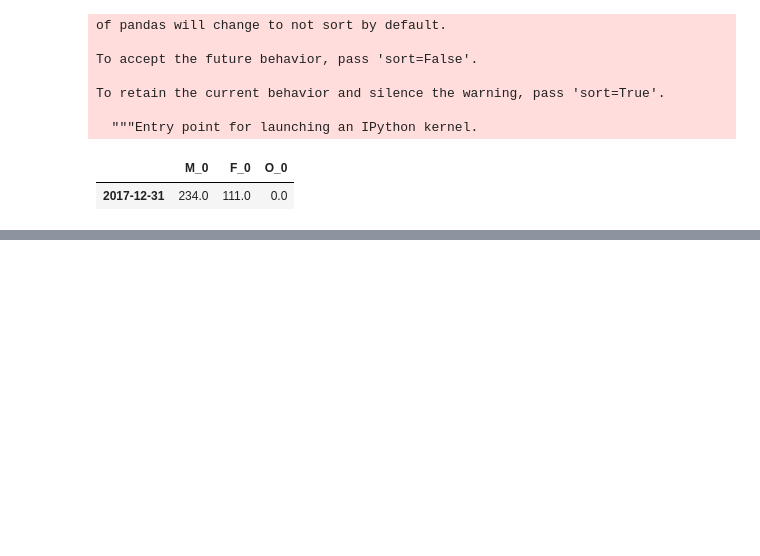
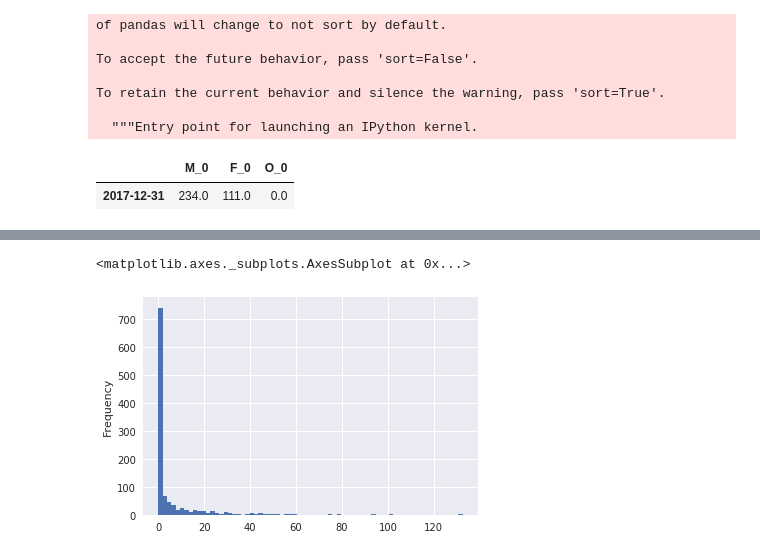
Before and after one commit to omadson/PhD, a Jupyter notebook: notebooks/clean_pr_dataset.ipynb, the cells around one changed output, grey strips where cells are left out. Saved outputs shown, nothing was run; the diff lists cells and outputs as text; code cells hidden in the pictures; blank space fills up the shorter version.

```diff
--- a/notebooks/clean_pr_dataset.ipynb
+++ b/notebooks/clean_pr_dataset.ipynb
@@ -127,0 +169,5 @@ pd.read_json('https://api.calendario.com.br/?json=true&ano=%s&ibge=2304400&token
+# %%
+dataset['max_pr'].plot.hist(bins=70)
+# %% [output]
+<matplotlib.axes._subplots.AxesSubplot at 0x...>
+[figure, added]
```
Also changed, not shown: parts of 9 cells of this notebook, 1 other file.
